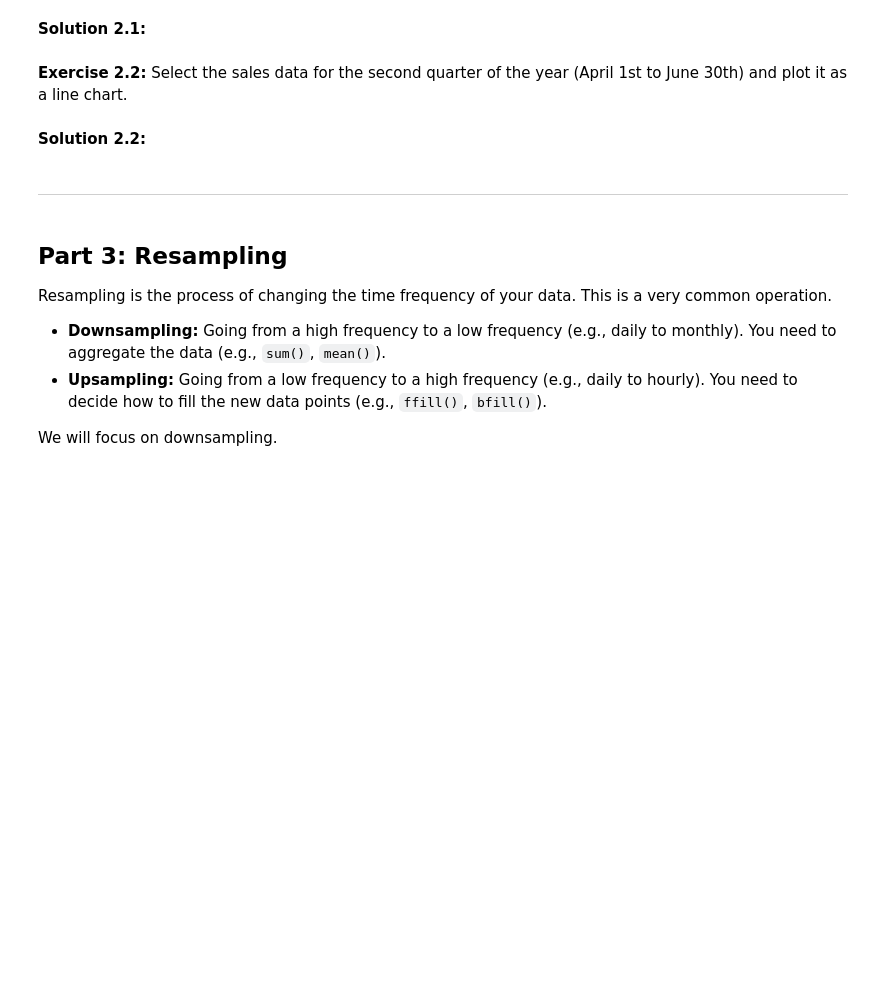
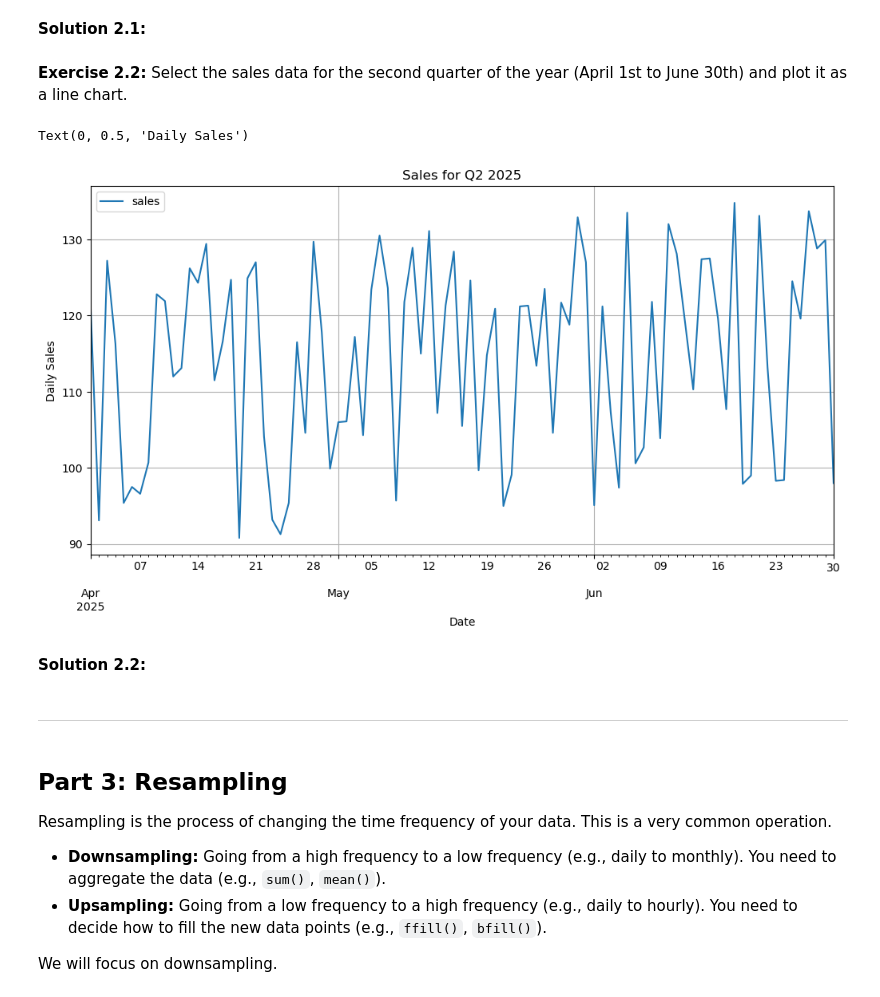
Before and after one commit to rksfn/scipy, a Jupyter notebook: week2_advanced_topics_and_scientific_computing/day13_time_series_analysis_with_pandas.ipynb, the cells around one changed output. Drawn from its saved outputs; the diff is of its cells as text; code cells hidden in the pictures; blank space fills up the shorter version.

```diff
--- a/week2_advanced_topics_and_scientific_computing/day13_time_series_analysis_with_pandas.ipynb
+++ b/week2_advanced_topics_and_scientific_computing/day13_time_series_analysis_with_pandas.ipynb
@@ -28,7 +28,9 @@ The key to time series analysis in Pandas is the `DatetimeIndex`. To demonstrate
 np.random.seed(42)
 
 # Create a date range for the entire year of 2025
-dates = pd.date_range(start='2025-01-01', end='2025-12-31', freq='D') # 'D' for daily frequency
+dates = pd.date_range(
+    start="2025-01-01", end="2025-12-31", freq="D"
+)  # 'D' for daily frequency
 
 # Generate some random sales data
 # Sales have a base of 100, some noise, and a slight upward trend over the year
@@ -37,7 +39,7 @@ noise = np.random.randint(-20, 20, size=len(dates))
 sales_data = 100 + trend + noise
 
 # Create the DataFrame with the dates as the index
-df = pd.DataFrame(data={'sales': sales_data}, index=dates)
+df = pd.DataFrame(data={"sales": sales_data}, index=dates)
 
 print("DataFrame Info:")
 df.info()
@@ -68,3 +103,12 @@ display(june_sales.head())
+# %%
+# Your code here
+q2_sales = df.loc["2025-04-01":"2025-06-30"]
+q2_sales.plot(title="Sales for Q2 2025", grid=True)
+plt.xlabel("Date")
+plt.ylabel("Daily Sales")
+# %% [output]
+Text(0, 0.5, 'Daily Sales')
+[figure, added]
 # %% [markdown]
 **Solution 2.2:**
 # %%
```
Also changed, not shown: parts of 15 cells of this notebook.
